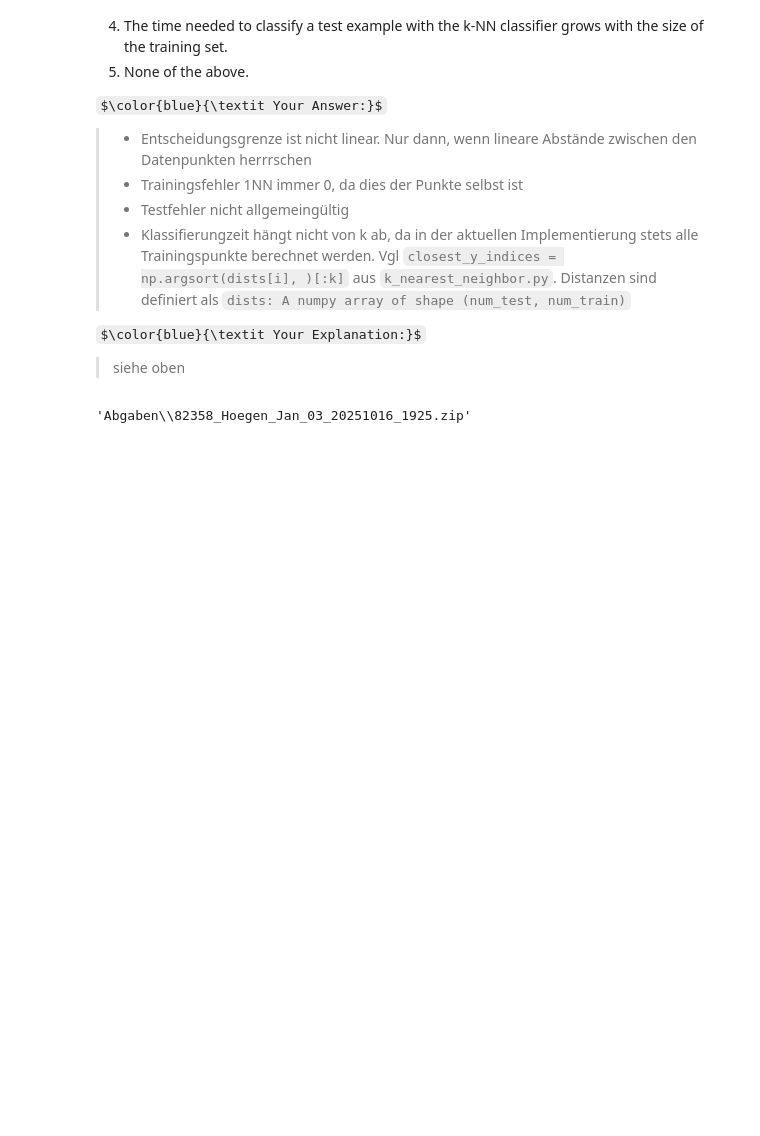
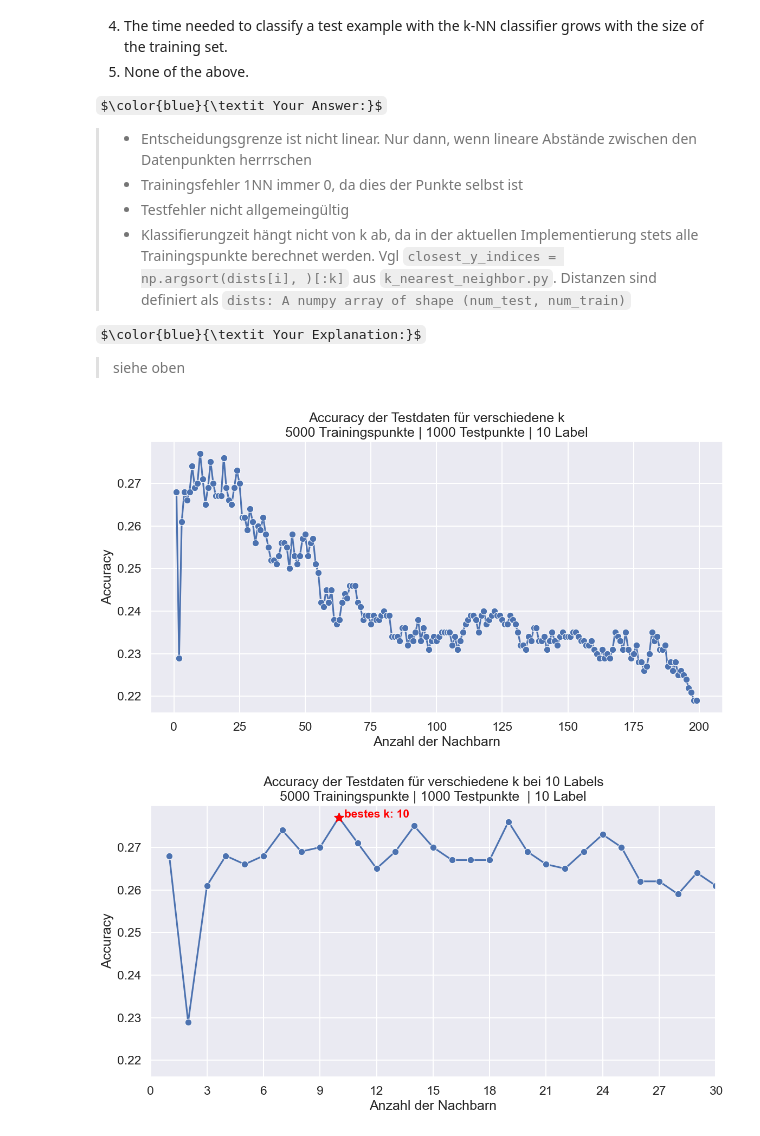
Before and after one commit to JaxRaffnix/Neuronale-Netze, a Jupyter notebook: 03_knn.ipynb, the cells around one changed output. Cells and saved outputs as stored; diff of their text form; code cells hidden in the pictures; some formulas as TeX source; blank space fills up the shorter version.

```diff
--- a/03_knn.ipynb
+++ b/03_knn.ipynb
@@ -433,6 +437,4 @@ $\color{blue}{\textit Your Explanation:}$
 # %%
 import helpers
 
-helpers.prepare_submission(additional=[r"EITB712M\classifiers\k_nearest_neighbor.py", r"datasets\cifar-10-batches-py"])
+# helpers.prepare_submission(additional=[r"EITB712M\classifiers\k_nearest_neighbor.py", r"datasets\cifar-10-batches-py"])
-# %% [output]
-'Abgaben\\82358_Hoegen_Jan_03_20251016_1925.zip'
@@ -438,0 +469,35 @@ helpers.prepare_submission(additional=[r"EITB712M\classifiers\k_nearest_neighbor
+# %%
+# -------------------------------
+# Plot 1: Full range
+plt.figure(figsize=(12, 6.75))
+sns.lineplot(data=df, x="k", y="accuracy", marker="o")
+
+plt.title(f"Accuracy der Testdaten für verschiedene k\n"
+          f"{train_size} Trainingspunkte | {test_size} Testpunkte | {n_unique_labels} Label")
+plt.xlabel("Anzahl der Nachbarn")
+plt.ylabel("Accuracy")
+plt.gca().xaxis.set_major_locator(MaxNLocator(integer=True))  # integer ticks
+plt.tight_layout()
+plt.savefig("Accuracy.png", dpi=300, bbox_inches='tight')
+plt.show()
+
+# -------------------------------
+# Plot 2: Zoomed in (small k)
+plt.figure(figsize=(12, 6.75))
+sns.lineplot(data=df, x="k", y="accuracy", marker="o")
+plt.scatter(best_k, best_acc, color="red", marker="*", s=150, zorder=5)
+plt.text(best_k + 0.3, best_acc, f"bestes k: {best_k}", color="red", fontsize=15, weight="bold")
+
+plt.title(f"Accuracy der Testdaten für verschiedene k\n"
+          f"{train_size} Trainingspunkte | {test_size} Testpunkte  | {n_unique_labels} Label")
+plt.xlabel("Anzahl der Nachbarn")
+plt.ylabel("Accuracy")
+plt.xlim(0, 30)  # zoomed x-range
+plt.gca().xaxis.set_major_locator(MaxNLocator(integer=True))
+
+plt.tight_layout()
+plt.savefig("Accuracy_zoomed.png", bbox_inches='tight', dpi=300,)
+plt.show()
+# %% [output]
+[figure, added]
+[figure, added]
```
Also changed, not shown: parts of 8 cells of this notebook, 5 other files.
